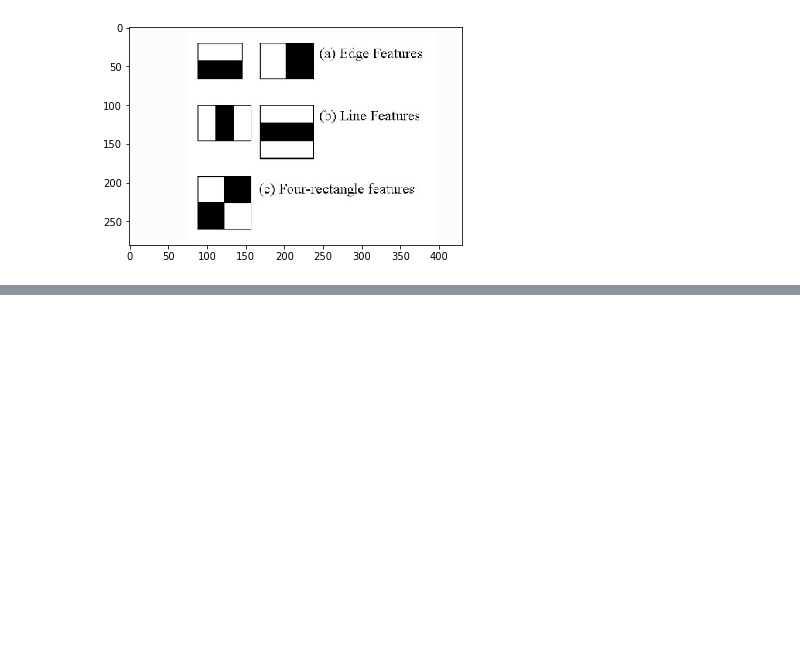
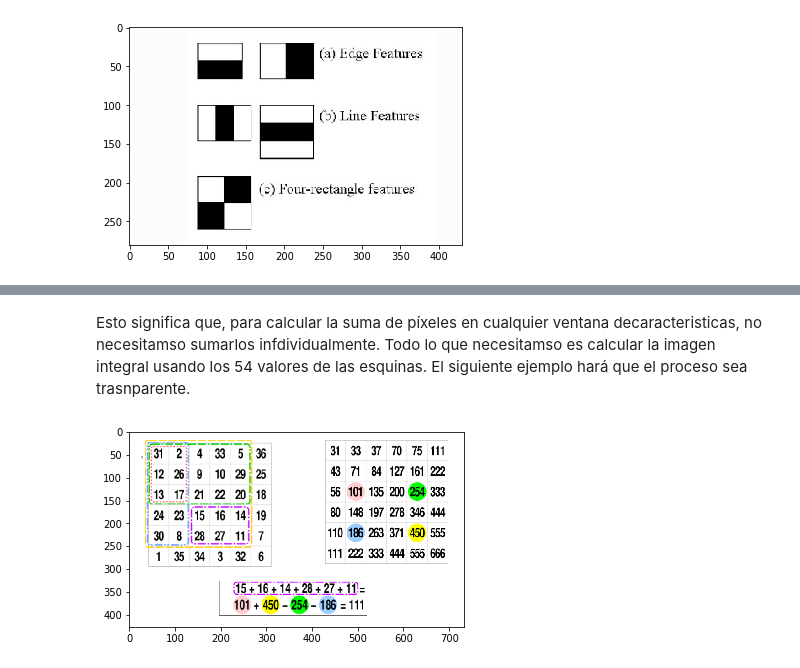
Before and after one commit to Edgar974/IA-CLASE-M5, a Jupyter notebook: PrácticaDeteccionFacial.ipynb, the cells around one changed output, grey strips where cells are left out. Cells and saved outputs as stored; diff of their text form; code cells hidden in the pictures; blank space fills up the shorter version.

```diff
--- a/PrácticaDeteccionFacial.ipynb
+++ b/PrácticaDeteccionFacial.ipynb
@@ -44,0 +65,8 @@ plt.show()
+# %% [markdown]
+Esto significa que, para calcular la  suma de píxeles en cualquier ventana decaracteristicas, no necesitamso sumarlos infdividualmente. Todo lo que necesitamso es calcular la imagen integral usando los 54 valores de las esquinas. El siguiente ejemplo hará que el proceso sea trasnparente.
+# %%
+imagen4= mpimg.imread('imagen4.png')
+implot = plt.imshow(imagen4)
+plt.show()
+# %% [output]
+[figure, added]
```
Also changed, not shown: parts of 26 cells of this notebook.
